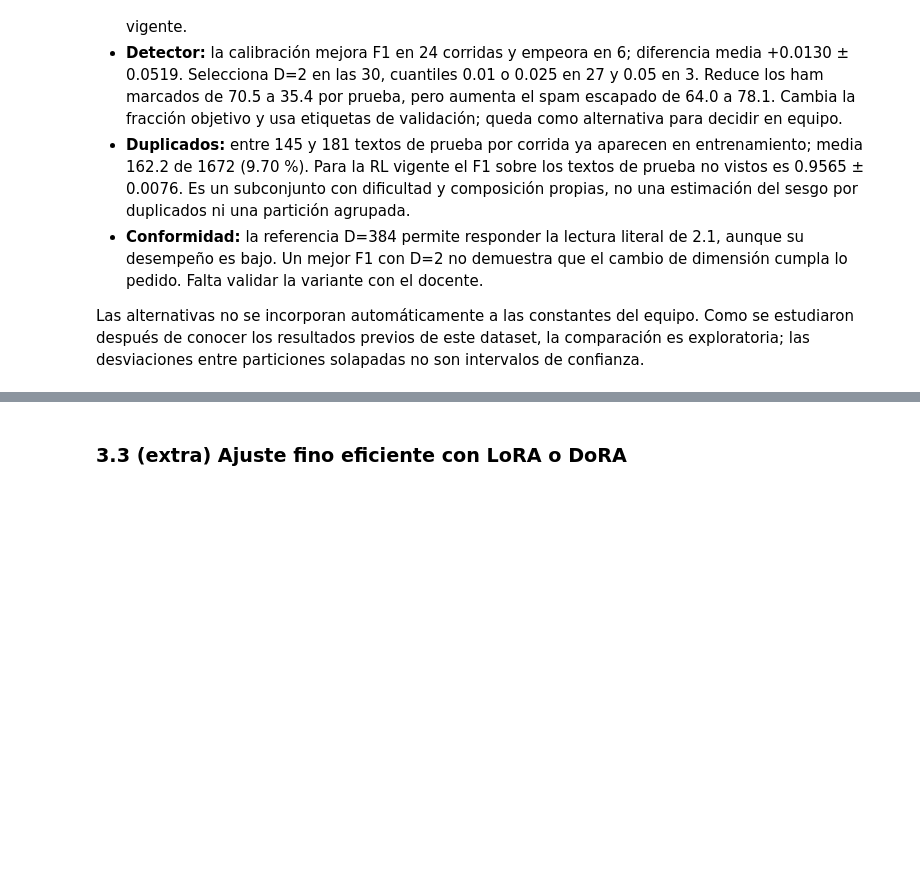
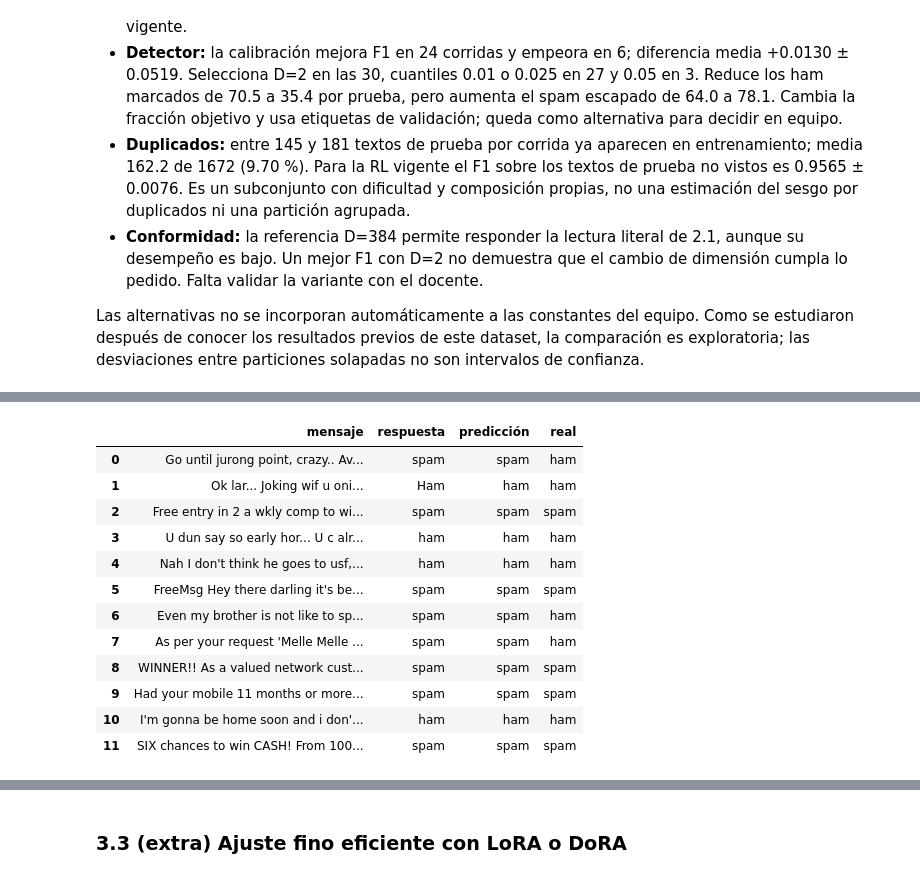
Before and after one commit to ManfredAzofeifa/AI-TP2, a Jupyter notebook: notebooks/tp2_detector_spam.ipynb, the cells around one changed output, grey strips where cells are left out. Drawn from its saved outputs; the diff is of its cells as text; code cells hidden in the pictures; blank space fills up the shorter version.

Commit message:
First Implementation of the LLM Model

```diff
--- a/notebooks/tp2_detector_spam.ipynb
+++ b/notebooks/tp2_detector_spam.ipynb
@@ -401,7 +402,7 @@ def show_figure(figure, name=None):
     """!
     @brief Guarda la figura (si la exportación está activa) y la muestra.
 
-    Los archivos de cada punto devuelven figuras sin mostrarlas; el notebook
+    Las funciones de graficación devuelven figuras sin mostrarlas; el notebook
     las pasa por esta función para que todas se exporten con el mismo criterio.
 
     @param figure Figura de Matplotlib ya terminada.
@@ -543,7 +544,13 @@ ANOMALY_PCA_DIMENSIONS = 2
 HISTOGRAM_BINS = 30  # Punto 2.1: intervalos por histograma
 ANOMALY_THRESHOLD_QUANTILE = 0.05  # fracción de ham reservado que se acepta marcar como spam
 ANOMALY_THRESHOLD_FRACTION = 0.2  # parte de los ham de entrenamiento reservada para el umbral
-LLM_MODELS = []  # Punto 3.1 (al menos uno) y 3.2 (extra, al menos dos más)
+# Punto 3.1 (decisión del equipo, 26/10/2026): Qwen2.5-3B-Instruct, prompt sin ejemplos en
+# inglés y decodificación voraz; las respuestas ambiguas cuentan como ham. 3.2 (extra) agrega
+# al menos dos modelos más. Las celdas que cargan modelos exigen GPU CUDA.
+LLM_MODELS = ["Qwen/Qwen2.5-3B-Instruct"]
+LLM_BATCH_SIZE = 16  # mensajes por lote de generación; bajarlo si falta memoria de GPU
+LLM_MAX_NEW_TOKENS = 8  # basta para una palabra; las respuestas largas se interpretan igual
+LLM_SMOKE_TEST_SIZE = 12  # mensajes de la prueba rápida antes de clasificar todo
 LORA_MODEL = None  # Punto 3.3 (extra): modelo base que se ajusta con LoRA o DoRA
 
 # Punto 1.3: datos sintéticos y entrenamiento de demostración
@@ -688,7 +701,7 @@ def _set_titles(figure, axis, title, subtitle=None):
     """!
     @brief Escribe el título de la figura y, encima del eje, un subtítulo explicativo.
 
-    El título va como `suptitle`, que es lo que `utils.show_figure` usa para
+    El título va como `suptitle`, que es lo que `show_figure` usa para
     nombrar el PNG exportado.
 
     @param figure Figura de Matplotlib.
@@ -3248,0 +3664,12 @@ display_table(
+# %%
+# (GPU) Carga del modelo. Primero se suelta cualquier modelo cargado antes en la sesión.
+llm = None
+release_gpu_memory()
+
+if llm_cached:
+    print("Las respuestas de este modelo ya están en caché: no se carga el modelo.")
+else:
+    llm_device = select_llm_device(require_gpu=True)
+    print(f"Dispositivo: {describe_device(llm_device)}")
+    llm = load_llm(LLM_MODEL_NAME, device=llm_device)
+    print(f"{llm.name} cargado (revisión {llm.revision}, {llm.model.dtype}).")
@@ -3248,0 +3682,33 @@ display_table(
+# %%
+# (GPU) Prueba rápida: revisar las respuestas de unos pocos mensajes antes de clasificar todo.
+if llm is None:
+    print("Sin modelo cargado (respuestas en caché): se omite la prueba rápida.")
+else:
+    smoke_texts = texts[:LLM_SMOKE_TEST_SIZE]
+    smoke_responses = generate_responses(
+        smoke_texts, llm, LLM_PROMPT_TEMPLATE, LLM_BATCH_SIZE, LLM_MAX_NEW_TOKENS
+    )
+    display(
+        pd.DataFrame(
+            {
+                "mensaje": [text[:80] for text in smoke_texts],
+                "respuesta": smoke_responses,
+                "predicción": ["spam" if parse_label(r) else "ham" for r in smoke_responses],
+                "real": ["spam" if label else "ham" for label in targets[:LLM_SMOKE_TEST_SIZE].tolist()],
+            }
+        )
+    )
+# %% [output]
+|  | mensaje | respuesta | predicción | real |
+| 0 | Go until jurong point, crazy.. Av... | spam | spam | ham |
+| 1 | Ok lar... Joking wif u oni... | Ham | ham | ham |
+| 2 | Free entry in 2 a wkly comp to wi... | spam | spam | spam |
+| 3 | U dun say so early hor... U c alr... | ham | ham | ham |
+| 4 | Nah I don't think he goes to usf,... | ham | ham | ham |
+| 5 | FreeMsg Hey there darling it's be... | spam | spam | spam |
+| 6 | Even my brother is not like to sp... | spam | spam | ham |
+| 7 | As per your request 'Melle Melle ... | spam | spam | ham |
+| 8 | WINNER!! As a valued network cust... | spam | spam | spam |
+| 9 | Had your mobile 11 months or more... | spam | spam | spam |
+| 10 | I'm gonna be home soon and i don'... | ham | ham | ham |
+| 11 | SIX chances to win CASH! From 100... | spam | spam | spam |
```
Also changed, not shown: parts of 28 cells of this notebook, 15 other files.
